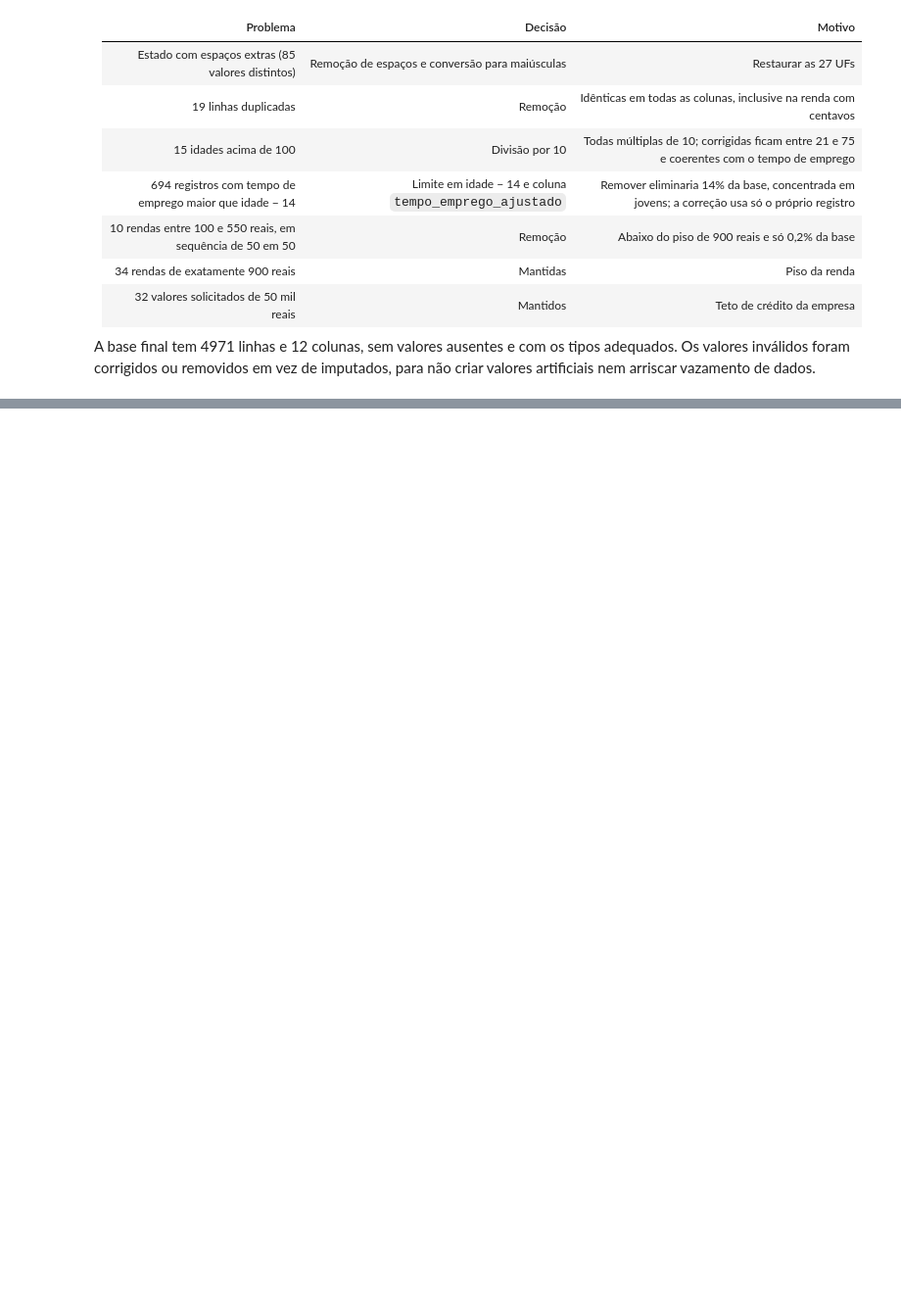
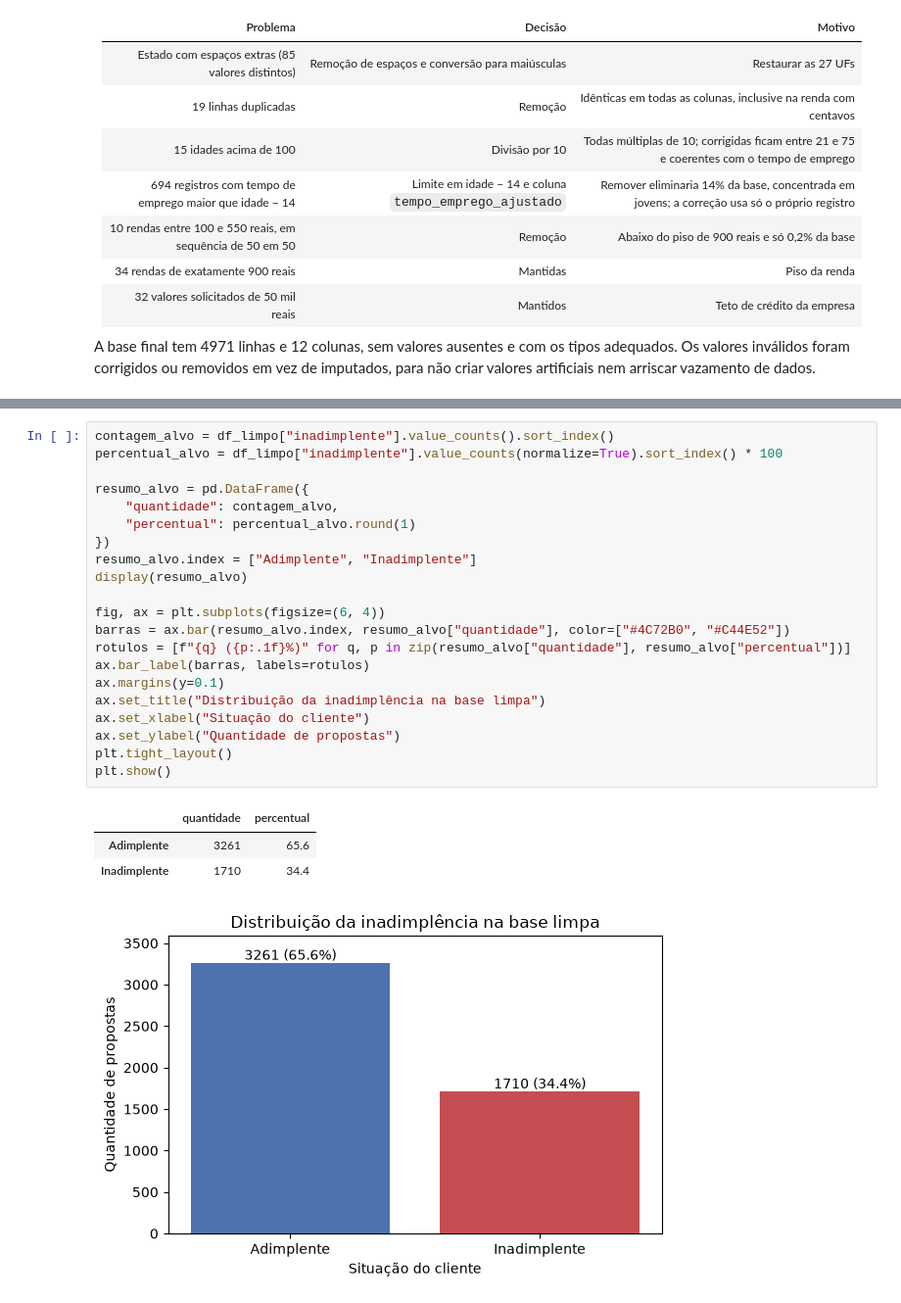
Before and after one commit to dudamark/desafio-credito-credair, a Jupyter notebook: notebooks/analise_credito.ipynb, the cells around one changed output, grey strips where cells are left out. Shown at 98% size. Drawn from its saved outputs; the diff is of its cells as text; blank space fills up the shorter version.

```diff
--- a/notebooks/analise_credito.ipynb
+++ b/notebooks/analise_credito.ipynb
@@ -376,0 +383,26 @@ A base final tem 4971 linhas e 12 colunas, sem valores ausentes e com os tipos a
+# %%
+contagem_alvo = df_limpo["inadimplente"].value_counts().sort_index()
+percentual_alvo = df_limpo["inadimplente"].value_counts(normalize=True).sort_index() * 100
+
+resumo_alvo = pd.DataFrame({
+    "quantidade": contagem_alvo,
+    "percentual": percentual_alvo.round(1)
+})
+resumo_alvo.index = ["Adimplente", "Inadimplente"]
+display(resumo_alvo)
+
+fig, ax = plt.subplots(figsize=(6, 4))
+barras = ax.bar(resumo_alvo.index, resumo_alvo["quantidade"], color=["#4C72B0", "#C44E52"])
+rotulos = [f"{q} ({p:.1f}%)" for q, p in zip(resumo_alvo["quantidade"], resumo_alvo["percentual"])]
+ax.bar_label(barras, labels=rotulos)
+ax.margins(y=0.1)
+ax.set_title("Distribuição da inadimplência na base limpa")
+ax.set_xlabel("Situação do cliente")
+ax.set_ylabel("Quantidade de propostas")
+plt.tight_layout()
+plt.show()
+# %% [output]
+|  | quantidade | percentual |
+| Adimplente | 3261 | 65.6 |
+| Inadimplente | 1710 | 34.4 |
+[figure, added]
```
Also changed, not shown: parts of 34 cells of this notebook.
